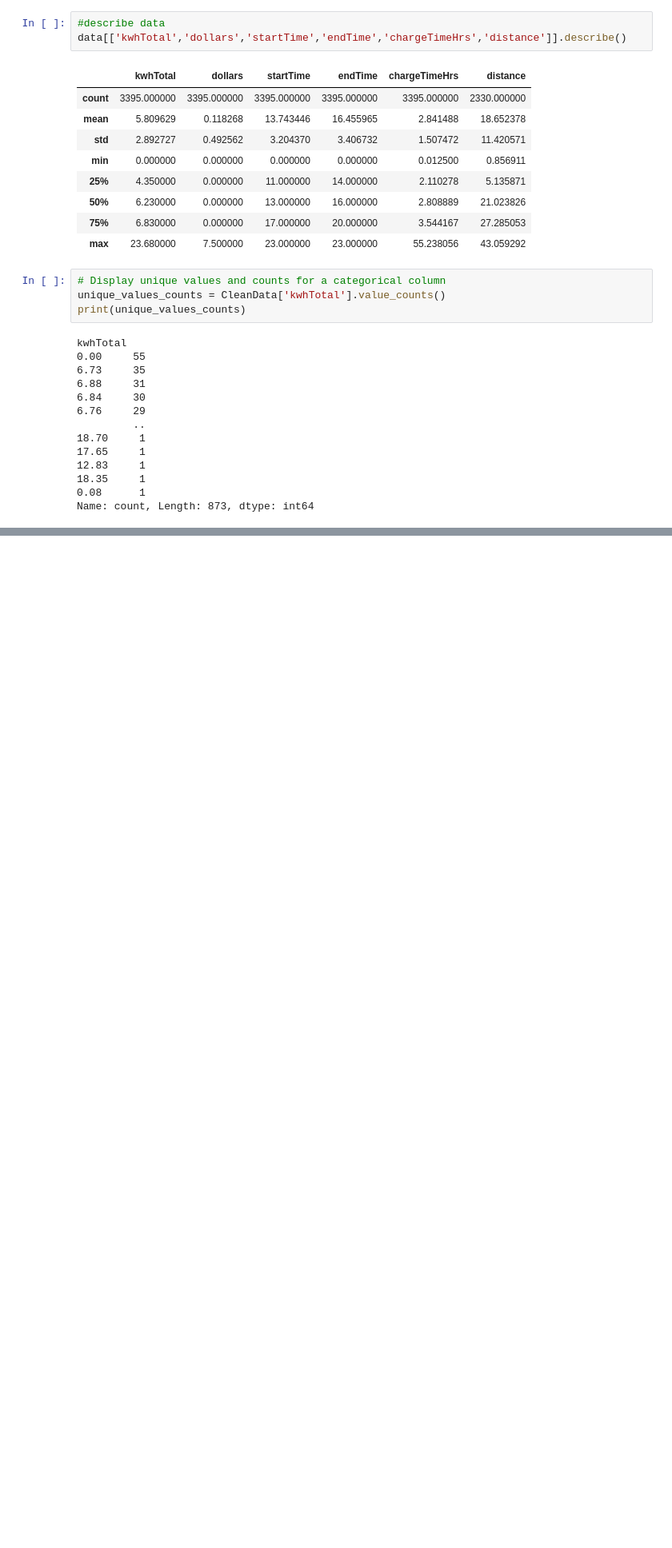
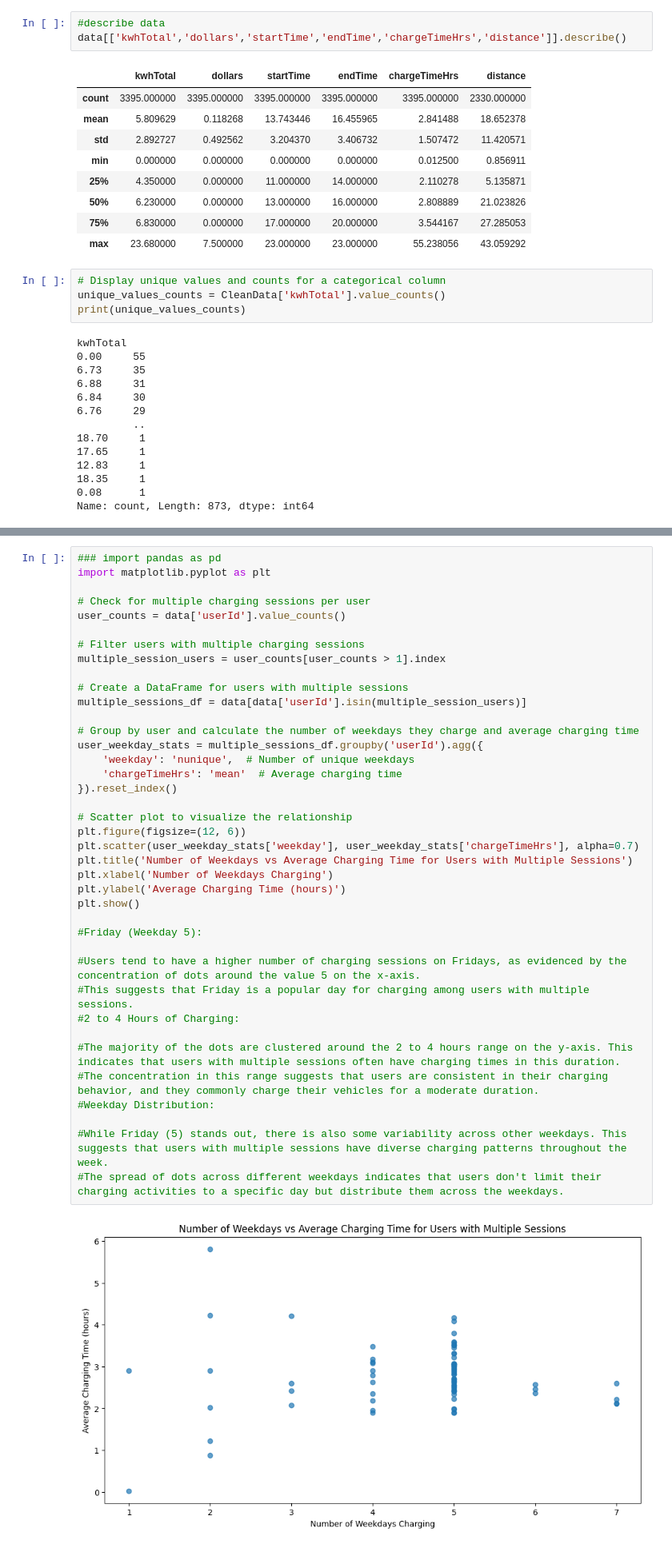
Before and after one commit to archeana/7DayWWCData, a Jupyter notebook: my-electric-car-analysis.ipynb, the cells around one changed output, grey strips where cells are left out. Shown at 80% size. Cells and saved outputs as stored; diff of their text form; blank space fills up the shorter version.

```diff
--- a/my-electric-car-analysis.ipynb
+++ b/my-electric-car-analysis.ipynb
@@ -265,0 +379,41 @@ Name: count, Length: 873, dtype: int64
+# %%
+### import pandas as pd
+import matplotlib.pyplot as plt
+
+# Check for multiple charging sessions per user
+user_counts = data['userId'].value_counts()
+
+# Filter users with multiple charging sessions
+multiple_session_users = user_counts[user_counts > 1].index
+
+# Create a DataFrame for users with multiple sessions
+multiple_sessions_df = data[data['userId'].isin(multiple_session_users)]
+
+# Group by user and calculate the number of weekdays they charge and average charging time
+user_weekday_stats = multiple_sessions_df.groupby('userId').agg({
+    'weekday': 'nunique',  # Number of unique weekdays
+    'chargeTimeHrs': 'mean'  # Average charging time
+}).reset_index()
+
+# Scatter plot to visualize the relationship
+plt.figure(figsize=(12, 6))
+plt.scatter(user_weekday_stats['weekday'], user_weekday_stats['chargeTimeHrs'], alpha=0.7)
+plt.title('Number of Weekdays vs Average Charging Time for Users with Multiple Sessions')
+plt.xlabel('Number of Weekdays Charging')
+plt.ylabel('Average Charging Time (hours)')
+plt.show()
+
+#Friday (Weekday 5):
+
+#Users tend to have a higher number of charging sessions on Fridays, as evidenced by the concentration of dots around the value 5 on the x-axis.
+#This suggests that Friday is a popular day for charging among users with multiple sessions.
+#2 to 4 Hours of Charging:
+
+#The majority of the dots are clustered around the 2 to 4 hours range on the y-axis. This indicates that users with multiple sessions often have charging times in this duration.
+#The concentration in this range suggests that users are consistent in their charging behavior, and they commonly charge their vehicles for a moderate duration.
+#Weekday Distribution:
+
+#While Friday (5) stands out, there is also some variability across other weekdays. This suggests that users with multiple sessions have diverse charging patterns throughout the week.
+#The spread of dots across different weekdays indicates that users don't limit their charging activities to a specific day but distribute them across the weekdays.
+# %% [output]
+[figure, added]
```
Also changed, not shown: parts of 8 cells of this notebook.
